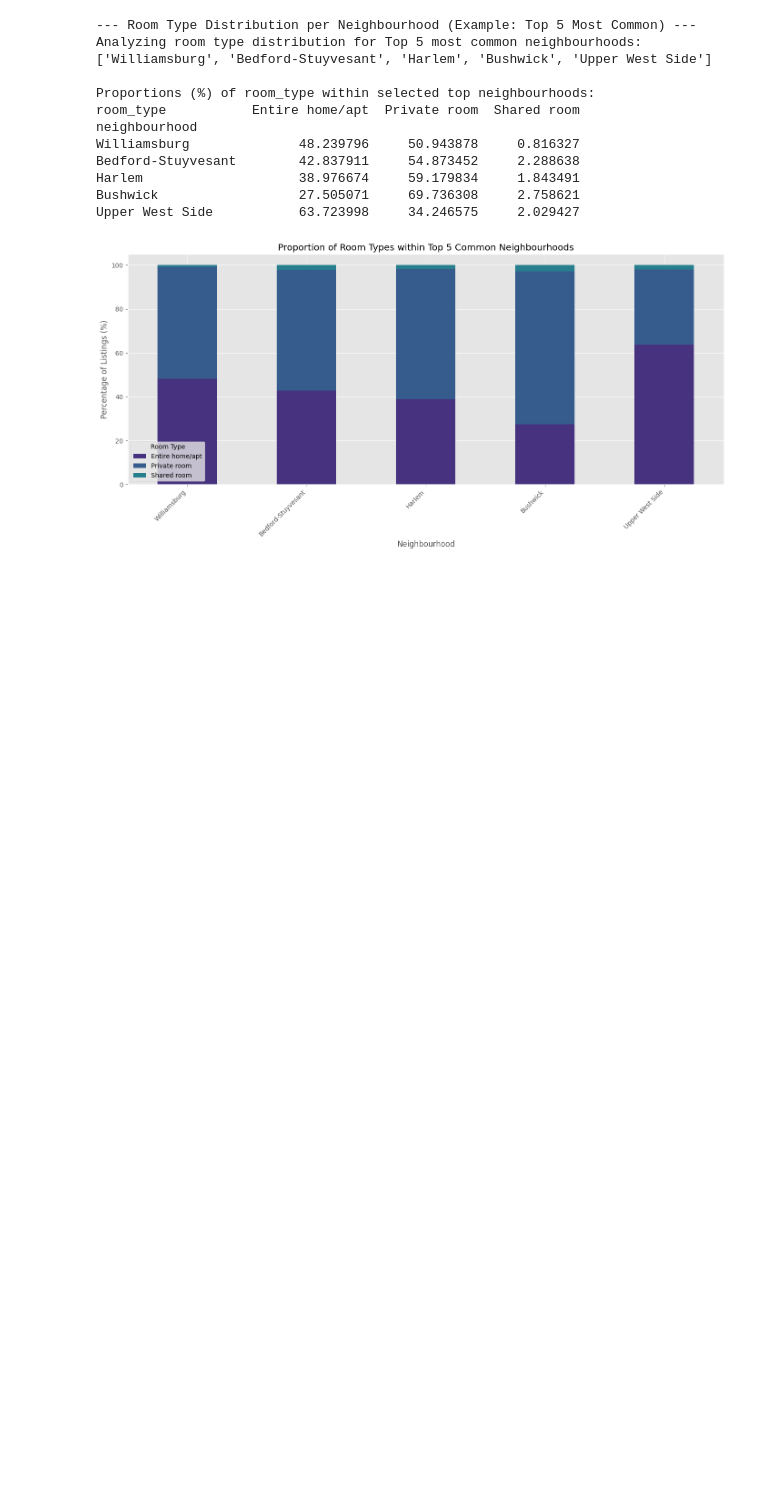
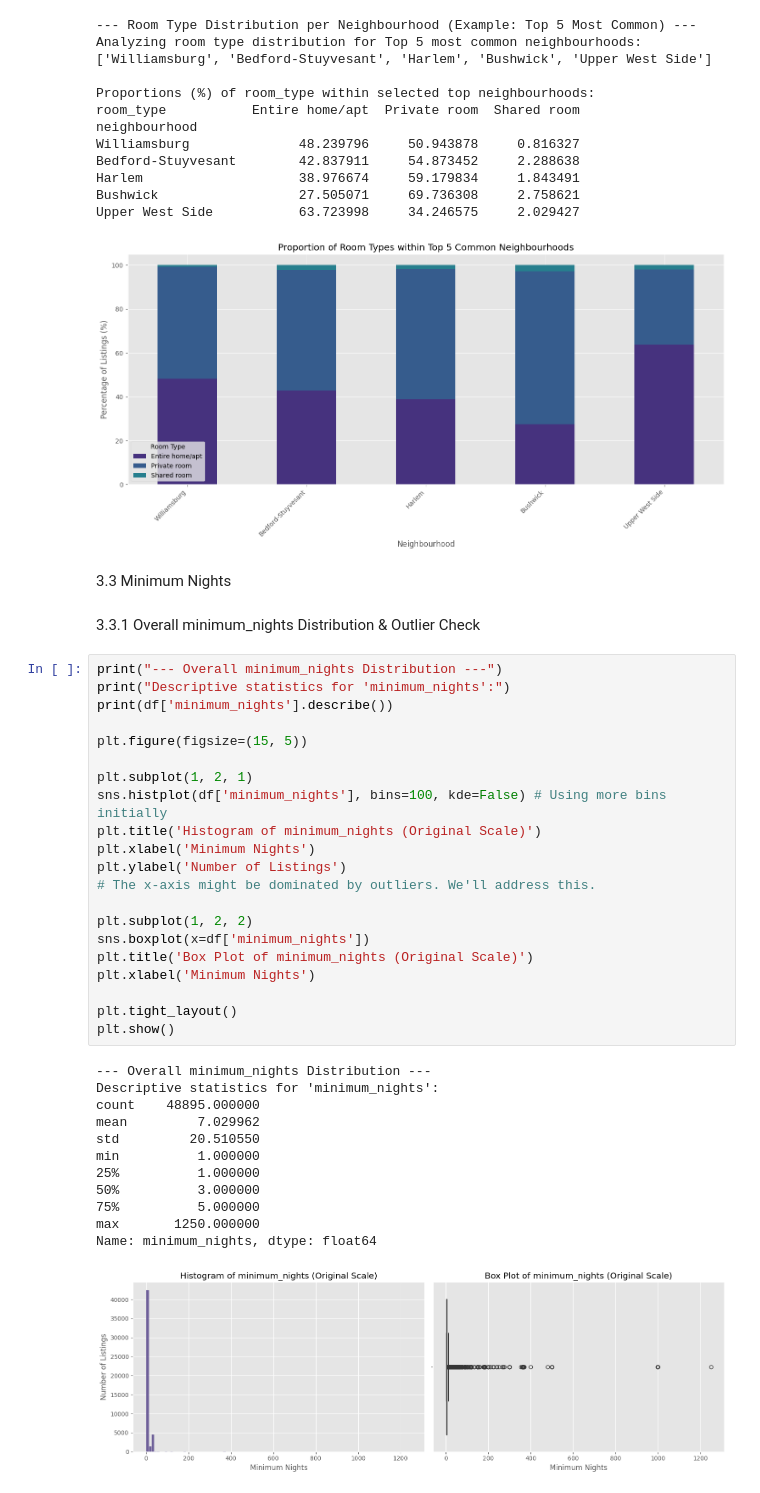
Before and after one commit to tm3-machine-learning/airbnb, a Jupyter notebook: mchandler_analysis/airbnb_analysis.ipynb, the cells around one changed output. Cells and saved outputs as stored; diff of their text form; blank space fills up the shorter version.

```diff
--- a/mchandler_analysis/airbnb_analysis.ipynb
+++ b/mchandler_analysis/airbnb_analysis.ipynb
@@ -903,3 +903,41 @@ Harlem                    38.976674     59.179834     1.843491
 Bushwick                  27.505071     69.736308     2.758621
 Upper West Side           63.723998     34.246575     2.029427
 [figure]
+# %% [markdown]
+3.3 Minimum Nights
+# %% [markdown]
+3.3.1 Overall minimum_nights Distribution & Outlier Check
+# %%
+print("--- Overall minimum_nights Distribution ---")
+print("Descriptive statistics for 'minimum_nights':")
+print(df['minimum_nights'].describe())
+
+plt.figure(figsize=(15, 5))
+
+plt.subplot(1, 2, 1)
+sns.histplot(df['minimum_nights'], bins=100, kde=False) # Using more bins initially
+plt.title('Histogram of minimum_nights (Original Scale)')
+plt.xlabel('Minimum Nights')
+plt.ylabel('Number of Listings')
+# The x-axis might be dominated by outliers. We'll address this.
+
+plt.subplot(1, 2, 2)
+sns.boxplot(x=df['minimum_nights'])
+plt.title('Box Plot of minimum_nights (Original Scale)')
+plt.xlabel('Minimum Nights')
+
+plt.tight_layout()
+plt.show()
+# %% [output]
+--- Overall minimum_nights Distribution ---
+Descriptive statistics for 'minimum_nights':
+count    48895.000000
+mean         7.029962
+std         20.510550
+min          1.000000
+25%          1.000000
+50%          3.000000
+75%          5.000000
+max       1250.000000
+Name: minimum_nights, dtype: float64
+[figure, added]
```
Also changed, not shown: parts of 24 cells of this notebook.
